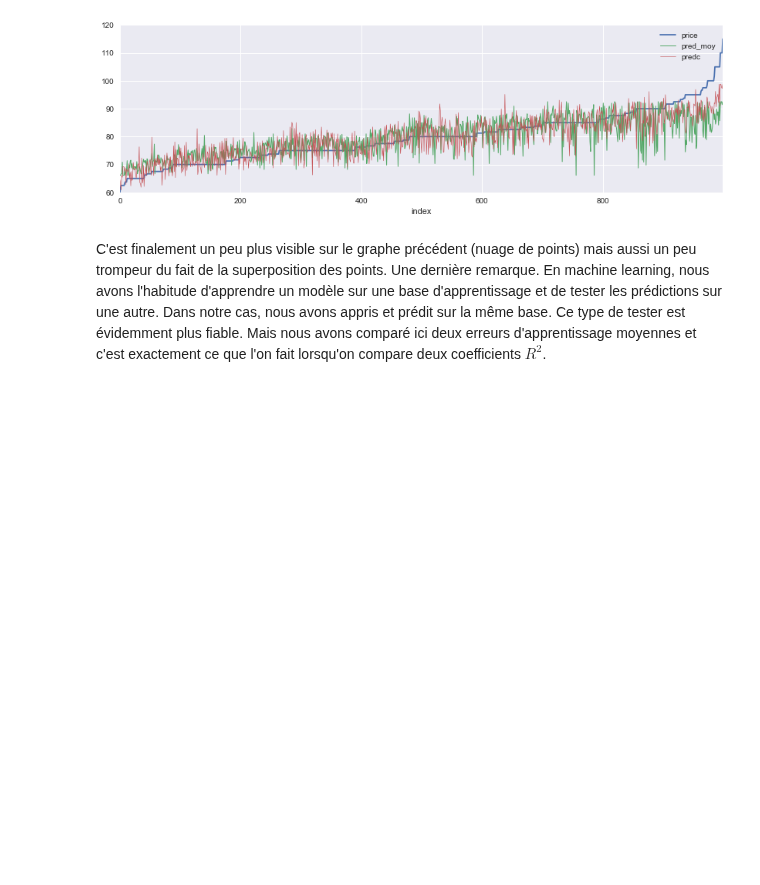
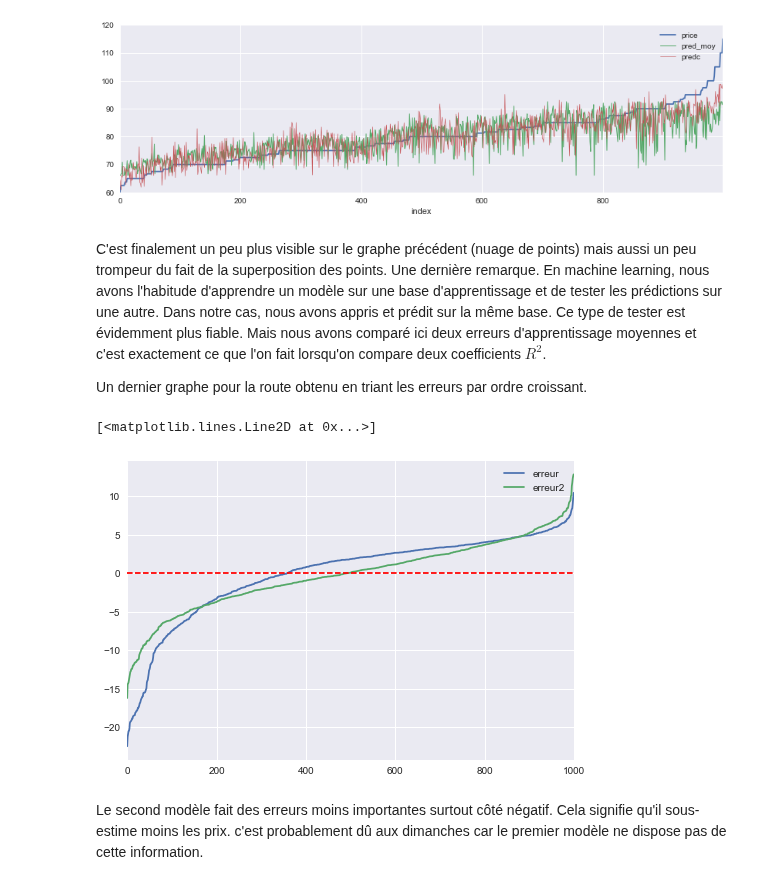
Before and after one commit to sdpython/actuariat_python, a Jupyter notebook: _doc/notebooks/examen/solution_2017.ipynb, the cells around one changed output. Drawn from its saved outputs; the diff is of its cells as text; code cells hidden in the pictures; blank space fills up the shorter version.

```diff
--- a/_doc/notebooks/examen/solution_2017.ipynb
+++ b/_doc/notebooks/examen/solution_2017.ipynb
@@ -503,3 +503,16 @@ temp2.plot(x="index", y="predc", ax=ax, linewidth=0.6, ylim=[60,120])
 [figure]
 # %% [markdown]
 C'est finalement un peu plus visible sur le graphe précédent (nuage de points) mais aussi un peu trompeur du fait de la superposition des points. Une dernière remarque. En machine learning, nous avons l'habitude d'apprendre un modèle sur une base d'apprentissage et de tester les prédictions sur une autre. Dans notre cas, nous avons appris et prédit sur la même base. Ce type de tester est évidemment plus fiable. Mais nous avons comparé ici deux erreurs d'apprentissage moyennes et c'est exactement ce que l'on fait lorsqu'on compare deux coefficients $R^2$.
+
+Un dernier graphe pour la route obtenu en triant les erreurs par ordre croissant.
+# %%
+temp["erreur"] = temp.pred_moy - temp.price
+temp2["erreur2"] = temp2.predc - temp2.price
+ax = temp[["erreur"]].sort_values("erreur").reset_index(drop=True).plot()
+temp2[["erreur2"]].sort_values("erreur2").reset_index(drop=True).plot(ax=ax)
+ax.plot([0,1000], [0,0], "r--")
+# %% [output]
+[<matplotlib.lines.Line2D at 0x...>]
+[figure, added]
+# %% [markdown]
+Le second modèle fait des erreurs moins importantes surtout côté négatif. Cela signifie qu'il sous-estime moins les prix. c'est probablement dû aux dimanches car le premier modèle ne dispose pas de cette information.
```
Also changed, not shown: parts of 3 cells of this notebook, 1 other file.
